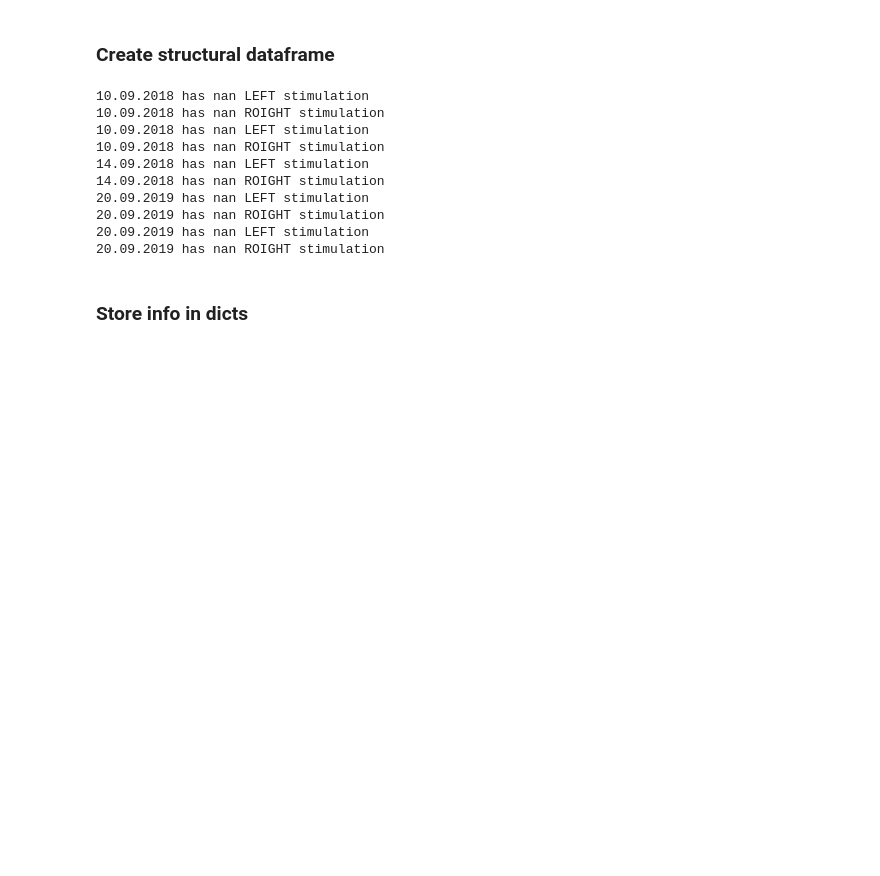
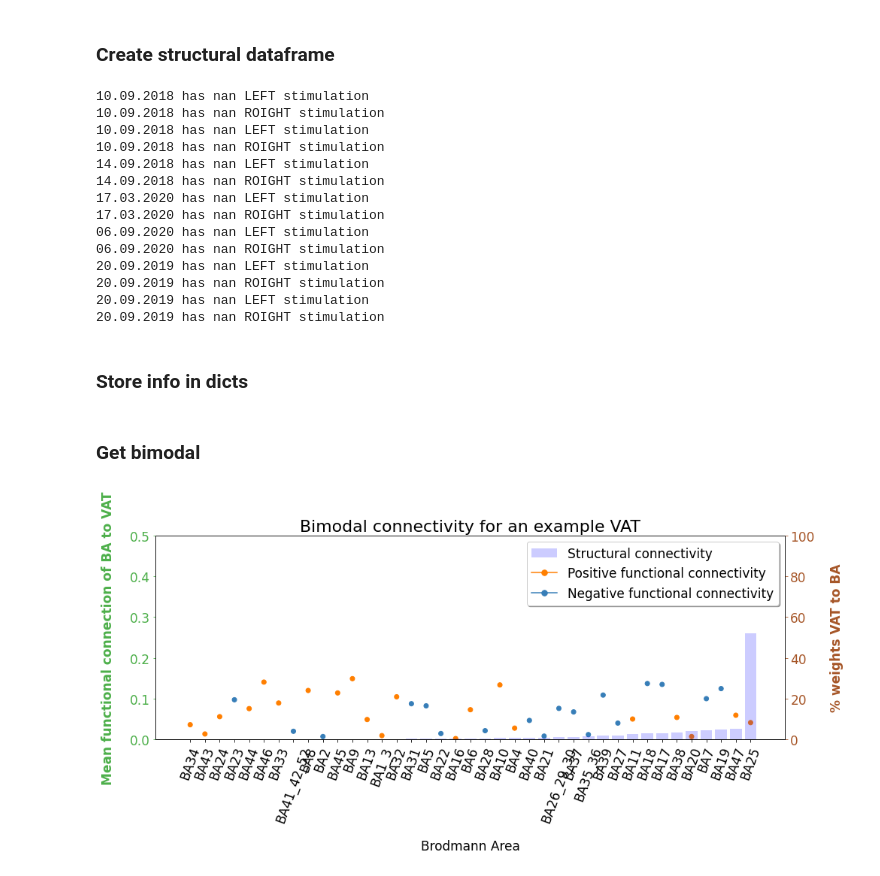
Before and after one commit to SimonaLeserri/DBSconnectivity, a Jupyter notebook: bestworst.ipynb, the cells around one changed output. Cells and saved outputs as stored; diff of their text form; code cells hidden in the pictures; blank space fills up the shorter version.

```diff
--- a/bestworst.ipynb
+++ b/bestworst.ipynb
@@ -256,9 +349,13 @@ def bimodal_plot_main(patient, parcellation_path_Brodmann, VTA_code):
 
     structural = together[together.unique_VTA_code == VTA_code.split('/')[-1]]
 
-    functional = pd.read_csv(os.path.join(patient.vta_path,VTA_code, 'averaged_z_fingerprint.txt'), sep=' ')
-
-    bimodal = functional.merge(structural, left_on='label', right_on='area')
+    if os.path.isfile(os.path.join(patient.vta_path,VTA_code, 'averaged_z_fingerprint.txt')):
+        functional = pd.read_csv(os.path.join(patient.vta_path,VTA_code, 'averaged_z_fingerprint.txt'), sep=' ')
+        bimodal = functional.merge(structural, left_on='label', right_on='area')
+    else:
+        bimodal = structural.copy()
+        bimodal['label'] = bimodal.apply(lambda x : int(x.area.split('_')[0][2:]),axis = 1 )
+        bimodal = bimodal.sort_values(by='label')
 
     total_weight_day = bimodal.groupby(['date']).sum().to_dict()['sum_of_weight']
     bimodal['perc'] = bimodal.apply(lambda x: (x.sum_of_weight / total_weight_day[x.date]) * 100, axis=1)
@@ -269,7 +416,0 @@ def bimodal_plot_main(patient, parcellation_path_Brodmann, VTA_code):
-# %%
-plot_path = '/media/brainstimmaps/DATA/20xx_Projects/2025_DBSinDepression/03_Data/Patient3/VTA_tracts/plot'
-assessment_path = '/media/brainstimmaps/DATA/20xx_Projects/2025_DBSinDepression/03_Data/Patient3/Bamert_Bettina_1956-08-14/Assessments'
-baseline_file = 'baseline_summary.xlsm'
-files_to_remove = ''
-parcellation_path_Brodmann = '/media/brainstimmaps/DATA/20xx_Projects/2025_DBSinDepression/03_Data/AtlasCollection/Brodmann/Brodmann_known_default.txt'
-vta_path = '/media/brainstimmaps/DATA/20xx_Projects/2025_DBSinDepression/03_Data/Patient3/VTA_tracts'
@@ -279,7 +416,0 @@ Pat3.pickle('Pat3.pkl')
-# %%
-plot_path = '/media/brainstimmaps/DATA/20xx_Projects/2025_DBSinDepression/03_Data/Patient1/VTA_tracts/plot'
-assessment_path = '/media/brainstimmaps/DATA/20xx_Projects/2025_DBSinDepression/03_Data/Patient1/Rohrer_Daniela_1979-03-08/Assessments'
-baseline_file = 'Rohrer_Daniela_1979-03-08_Depressionassessments_2018-09-10.xlsm'
-files_to_remove = 'Rohrer_Daniela_1979-03-08_hochfrequente Assessments_2018-10-1.xlsm'
-parcellation_path_Brodmann = '/media/brainstimmaps/DATA/20xx_Projects/2025_DBSinDepression/03_Data/AtlasCollection/Brodmann/Brodmann_known_default.txt'
-vta_path = '/media/brainstimmaps/DATA/20xx_Projects/2025_DBSinDepression/03_Data/Patient1/VTA_tracts'
@@ -289,3 +417,7 @@ Pat1.pickle('Pat1.pkl')
+# %%
+Pat1 = unpickle('/media/brainstimmaps/DATA/20xx_Projects/2025_DBSinDepression/03_Data/Patient1/Pat1.pkl')
+Pat2 = unpickle('/media/brainstimmaps/DATA/20xx_Projects/2025_DBSinDepression/03_Data/Patient2/Pat2.pkl')
+Pat3 = unpickle('/media/brainstimmaps/DATA/20xx_Projects/2025_DBSinDepression/03_Data/Patient3/Pat3.pkl')
 # %% [markdown]
 ### Create improvement DF
 # %%
@@ -295,8 +427,9 @@ pat3_df = improvement_df(Pat3.assessment_path+'/perc_impro.mat')
 # %% [markdown]
 ### Create structural dataframe
 # %%
-piv1 = create_pivoted(Pat1,parcellation_path_Brodmann,8,'.')
-piv3 = create_pivoted(Pat3,parcellation_path_Brodmann,8,'.')
+piv1,my_colors = create_pivoted(Pat1,parcellation_path_Brodmann,8,'.')
+piv2,my_colors = create_pivoted(Pat2,parcellation_path_Brodmann,8,'.')
+piv3, my_colors = create_pivoted(Pat3,parcellation_path_Brodmann,8,'.')
 # %% [output]
 10.09.2018 has nan LEFT stimulation
 10.09.2018 has nan ROIGHT stimulation
@@ -304,6 +437,10 @@ piv3 = create_pivoted(Pat3,parcellation_path_Brodmann,8,'.')
 10.09.2018 has nan ROIGHT stimulation
 14.09.2018 has nan LEFT stimulation
 14.09.2018 has nan ROIGHT stimulation
+17.03.2020 has nan LEFT stimulation
+17.03.2020 has nan ROIGHT stimulation
+06.09.2020 has nan LEFT stimulation
+06.09.2020 has nan ROIGHT stimulation
 20.09.2019 has nan LEFT stimulation
 20.09.2019 has nan ROIGHT stimulation
 20.09.2019 has nan LEFT stimulation
@@ -330 +454,8 @@ def intersubjects_connectivity_summary(measure,modality, id_piv_dict, id_global_
+# %% [markdown]
+### Get bimodal
+# %%
+my_df = bimodal_plot_main(Pat3, parcellation_path_Brodmann, 'VTA_04')
+bimodal_connectivity(my_df, 'VTA_04', destination_folder='/media/brainstimmaps/DATA/20xx_Projects/2025_DBSinDepression/01_Documents/03_Figures', sorting=True, scaling=False, custom_title='Bimodal connectivity for an example VAT')
+# %% [output]
+[figure, added]
 # %%
```
Also changed, not shown: parts of 32 cells of this notebook, 18 other files.
